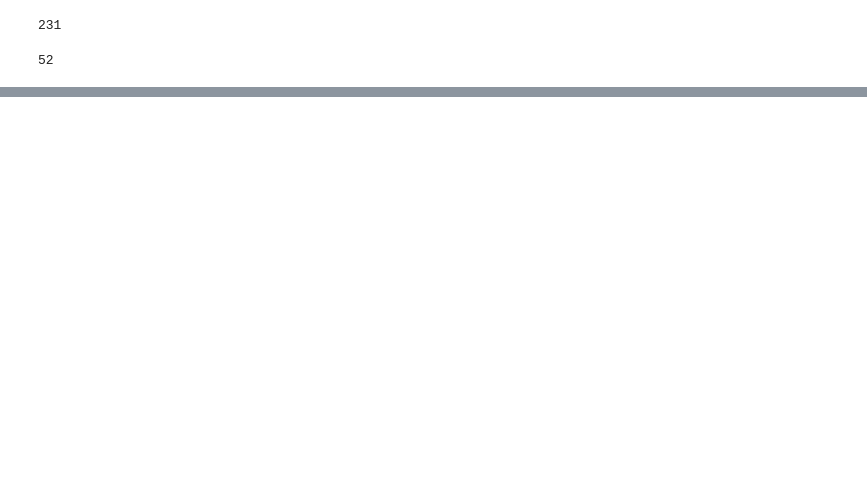
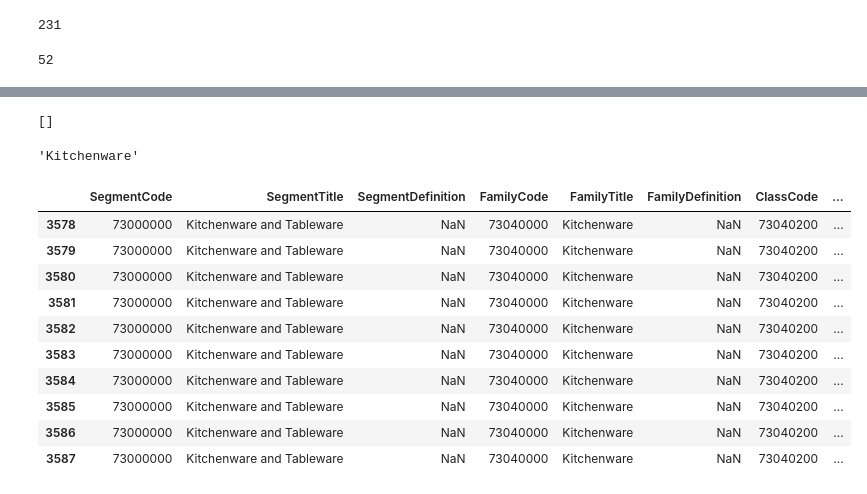
Before and after one commit to OmarSamirz/Prodify-V2.0, a Jupyter notebook: src/mwpd_map_dataset.ipynb, the cells around one changed output, grey strips where cells are left out. Saved outputs shown, nothing was run; the diff lists cells and outputs as text; code cells hidden in the pictures; blank space fills up the shorter version.

```diff
--- a/src/mwpd_map_dataset.ipynb
+++ b/src/mwpd_map_dataset.ipynb
@@ -120,0 +177,4 @@ len(df_mwpd[df_mwpd["ClassTitle"]==cls])
+# %%
+mapped_incorrectly
+# %% [output]
+[]
@@ -120,0 +184,18 @@ len(df_mwpd[df_mwpd["ClassTitle"]==cls])
+# %%
+df_gpc[df_gpc["ClassTitle"]=="Water/Beverage Equipment"]["FamilyTitle"].tolist()[0]
+# %% [output]
+'Kitchenware'
+# %%
+df_gpc[df_gpc["ClassTitle"]=="Water/Beverage Equipment"]
+# %% [output]
+|  | SegmentCode | SegmentTitle | SegmentDefinition | FamilyCode | FamilyTitle | FamilyDefinition | ClassCode | ... |
+| 3578 | 73000000 | Kitchenware and Tableware | NaN | 73040000 | Kitchenware | NaN | 73040200 | ... |
+| 3579 | 73000000 | Kitchenware and Tableware | NaN | 73040000 | Kitchenware | NaN | 73040200 | ... |
+| 3580 | 73000000 | Kitchenware and Tableware | NaN | 73040000 | Kitchenware | NaN | 73040200 | ... |
+| 3581 | 73000000 | Kitchenware and Tableware | NaN | 73040000 | Kitchenware | NaN | 73040200 | ... |
+| 3582 | 73000000 | Kitchenware and Tableware | NaN | 73040000 | Kitchenware | NaN | 73040200 | ... |
+| 3583 | 73000000 | Kitchenware and Tableware | NaN | 73040000 | Kitchenware | NaN | 73040200 | ... |
+| 3584 | 73000000 | Kitchenware and Tableware | NaN | 73040000 | Kitchenware | NaN | 73040200 | ... |
+| 3585 | 73000000 | Kitchenware and Tableware | NaN | 73040000 | Kitchenware | NaN | 73040200 | ... |
+| 3586 | 73000000 | Kitchenware and Tableware | NaN | 73040000 | Kitchenware | NaN | 73040200 | ... |
+| 3587 | 73000000 | Kitchenware and Tableware | NaN | 73040000 | Kitchenware | NaN | 73040200 | ... |
```
Also changed, not shown: parts of 9 cells of this notebook.
